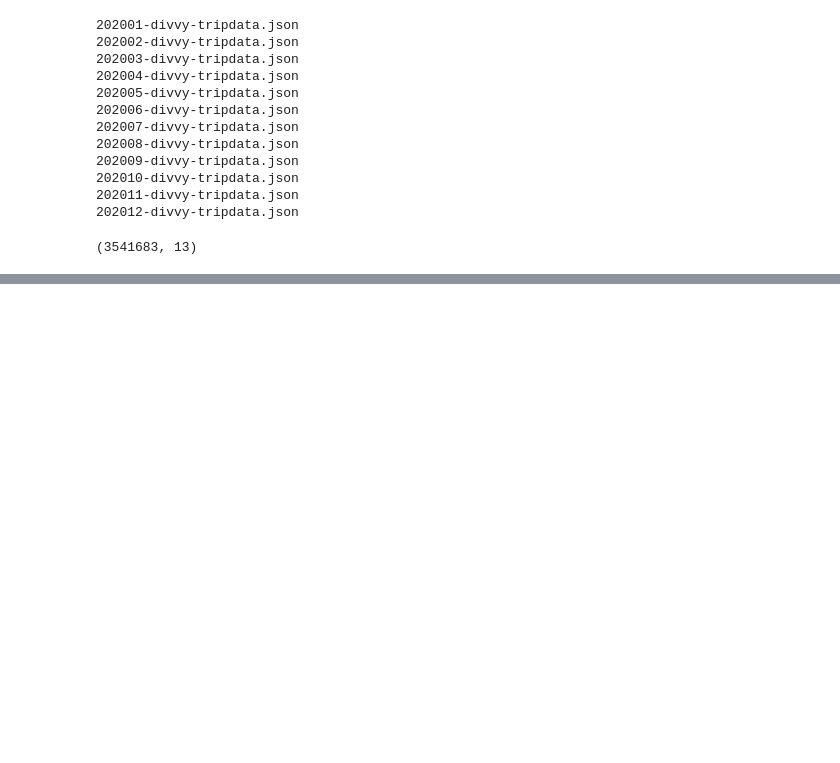
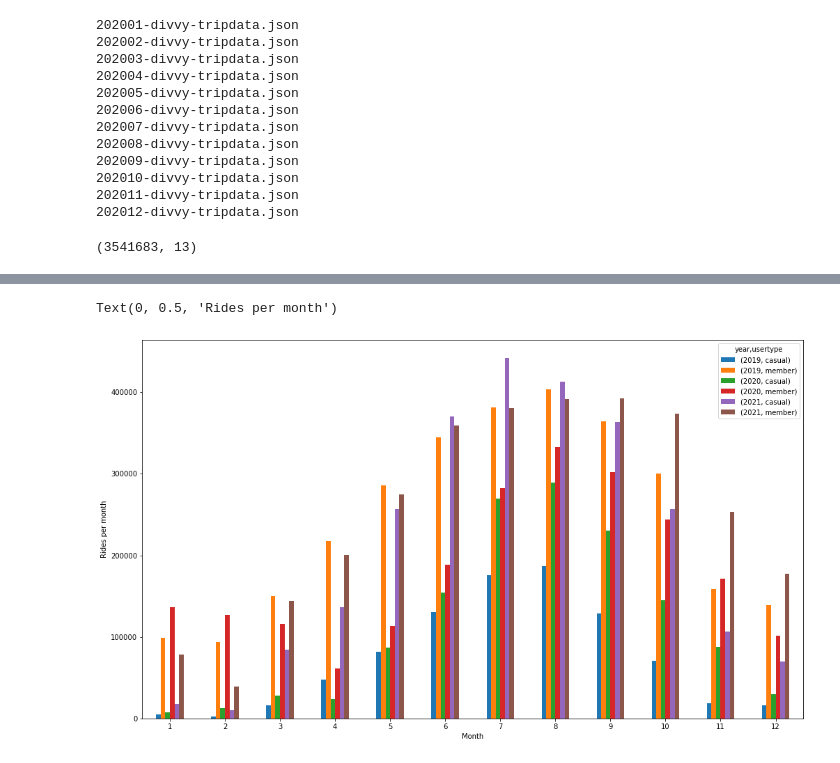
Before and after one commit to adamlporter/DivvyToolsAndAnalysis, a Jupyter notebook: CovidEffectsOnDivvyUse.ipynb, the cells around one changed output, grey strips where cells are left out. Cells and saved outputs as stored; diff of their text form; code cells hidden in the pictures; blank space fills up the shorter version.

```diff
--- a/CovidEffectsOnDivvyUse.ipynb
+++ b/CovidEffectsOnDivvyUse.ipynb
@@ -259,0 +388,3 @@ data21.pivot_table(index=pd.DatetimeIndex(data21['started_at']).month,
+# %%
+pivotCust = bigData.pivot_table(index=['month'],columns=['year','usertype'],values='start_time',aggfunc = 'count')
+pivotCust
@@ -259,0 +424,8 @@ data21.pivot_table(index=pd.DatetimeIndex(data21['started_at']).month,
+# %%
+pivotCust.plot(kind = 'bar',figsize=(17,10))
+plt.xticks(rotation=0,horizontalalignment = 'center')
+plt.xlabel('Month')
+plt.ylabel('Rides per month')
+# %% [output]
+Text(0, 0.5, 'Rides per month')
+[figure, added]
```
Also changed, not shown: parts of 75 cells of this notebook, 3 other files.
